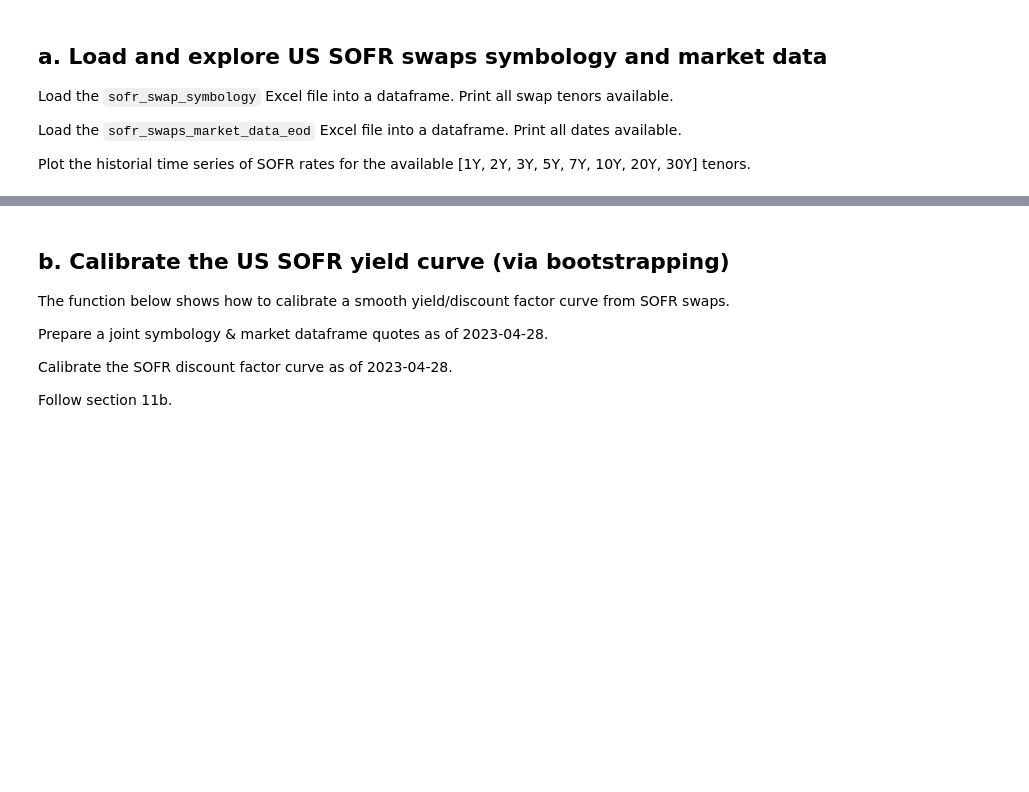
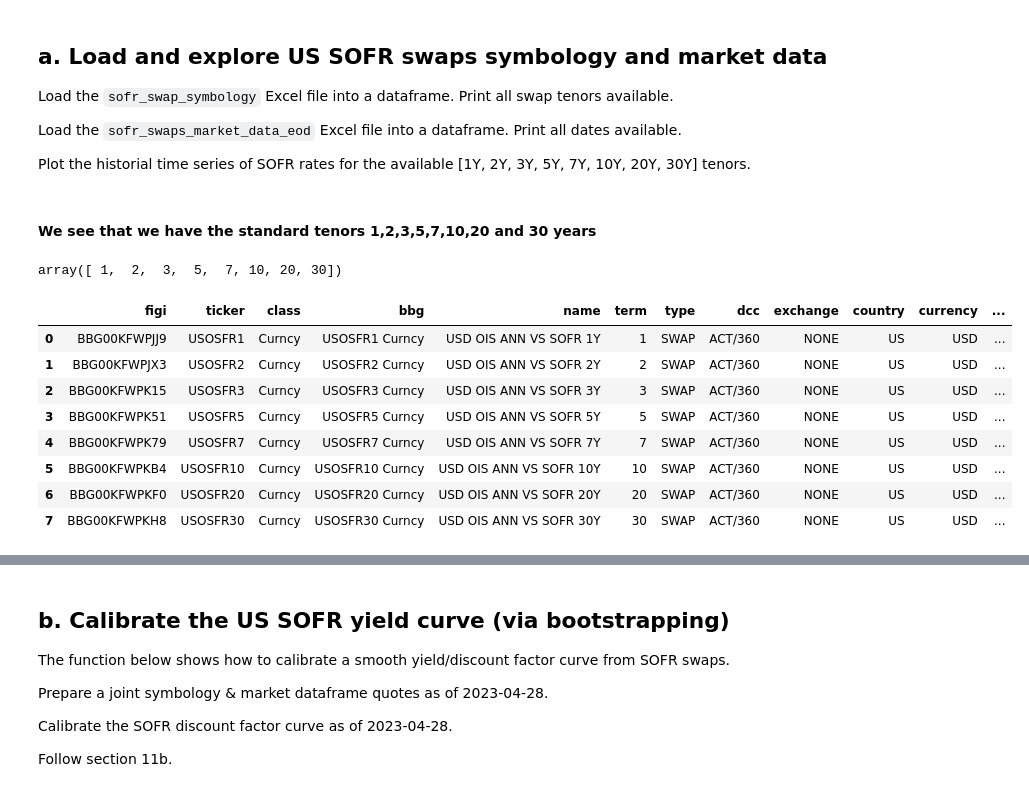
Before and after one commit to alanwake47/FINM-35700-Credit-Markets, a Jupyter notebook: week3/hw3/Homework 3.ipynb, the cells around one changed output, grey strips where cells are left out. Saved outputs shown, nothing was run; the diff lists cells and outputs as text; code cells hidden in the pictures; blank space fills up the shorter version.

```diff
--- a/week3/hw3/Homework 3.ipynb
+++ b/week3/hw3/Homework 3.ipynb
@@ -617,0 +620,18 @@ Plot the historial time series of SOFR rates for the available [1Y, 2Y, 3Y, 5Y,
+# %% [markdown]
+#### We see that we have the standard tenors 1,2,3,5,7,10,20 and 30 years
+# %%
+sofr_swaps_symbology.term.unique()
+# %% [output]
+array([ 1,  2,  3,  5,  7, 10, 20, 30])
+# %%
+sofr_swaps_symbology
+# %% [output]
+|  | figi | ticker | class | bbg | name | term | type | dcc | exchange | country | currency | ... |
+| 0 | BBG00KFWPJJ9 | USOSFR1 | Curncy | USOSFR1 Curncy | USD OIS ANN VS SOFR 1Y | 1 | SWAP | ACT/360 | NONE | US | USD | ... |
+| 1 | BBG00KFWPJX3 | USOSFR2 | Curncy | USOSFR2 Curncy | USD OIS ANN VS SOFR 2Y | 2 | SWAP | ACT/360 | NONE | US | USD | ... |
+| 2 | BBG00KFWPK15 | USOSFR3 | Curncy | USOSFR3 Curncy | USD OIS ANN VS SOFR 3Y | 3 | SWAP | ACT/360 | NONE | US | USD | ... |
+| 3 | BBG00KFWPK51 | USOSFR5 | Curncy | USOSFR5 Curncy | USD OIS ANN VS SOFR 5Y | 5 | SWAP | ACT/360 | NONE | US | USD | ... |
+| 4 | BBG00KFWPK79 | USOSFR7 | Curncy | USOSFR7 Curncy | USD OIS ANN VS SOFR 7Y | 7 | SWAP | ACT/360 | NONE | US | USD | ... |
+| 5 | BBG00KFWPKB4 | USOSFR10 | Curncy | USOSFR10 Curncy | USD OIS ANN VS SOFR 10Y | 10 | SWAP | ACT/360 | NONE | US | USD | ... |
+| 6 | BBG00KFWPKF0 | USOSFR20 | Curncy | USOSFR20 Curncy | USD OIS ANN VS SOFR 20Y | 20 | SWAP | ACT/360 | NONE | US | USD | ... |
+| 7 | BBG00KFWPKH8 | USOSFR30 | Curncy | USOSFR30 Curncy | USD OIS ANN VS SOFR 30Y | 30 | SWAP | ACT/360 | NONE | US | USD | ... |
```
Also changed, not shown: parts of 14 cells of this notebook.
